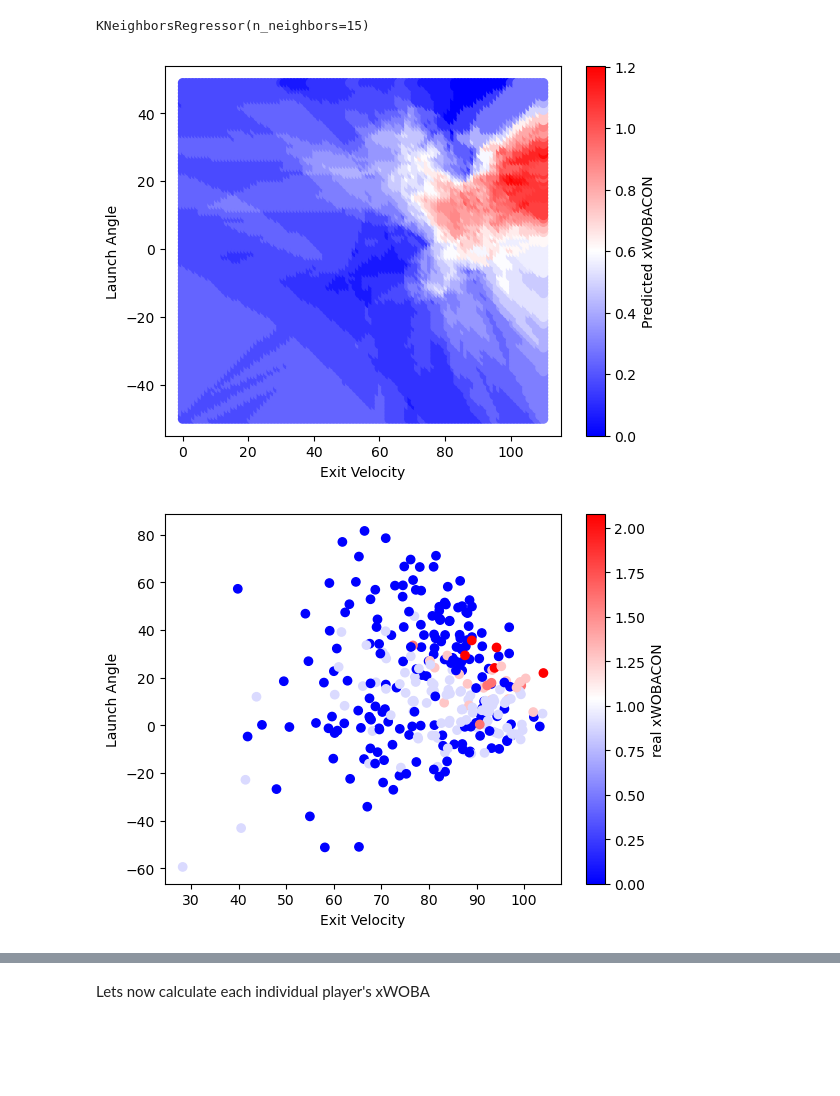
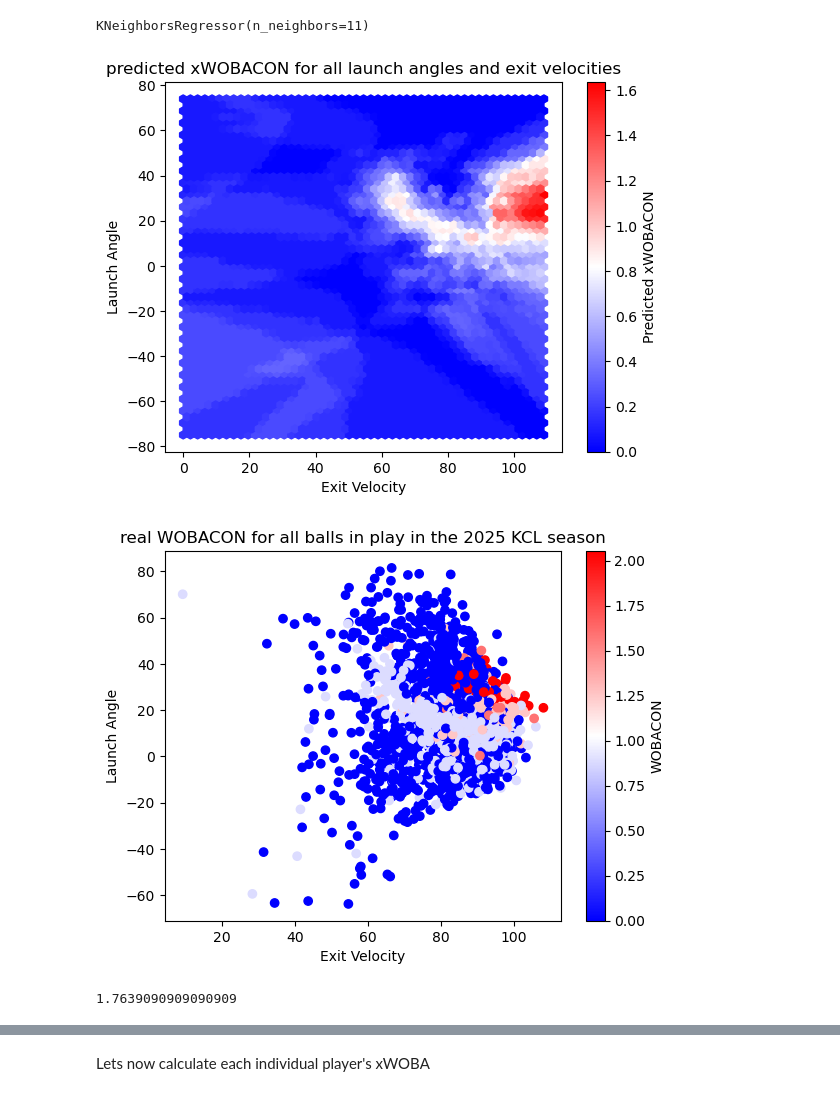
Before and after one commit to NoahLippman/Kernelytics-Projects, a Jupyter notebook: xWOBA_KCL/KCL_XWOBA.ipynb, the cells around one changed output, grey strips where cells are left out. Saved outputs shown, nothing was run; the diff lists cells and outputs as text; code cells hidden in the pictures; blank space fills up the shorter version.

```diff
--- a/xWOBA_KCL/KCL_XWOBA.ipynb
+++ b/xWOBA_KCL/KCL_XWOBA.ipynb
@@ -9,21 +8,17 @@ import pickle
 import seaborn as sns
 import numpy as np
 # %%
-Weights = {"Walk": .695, "HitByPitch": .727,
-           "Single": .891, "Double": 1.269,
-            "Triple": 1.609, "HomeRun": 2.078}
+Weights = {"Walk": .692, "HitByPitch": .723,
+           "Single": .885, "Double": 1.258,
+            "Triple": 1.593, "HomeRun": 2.053}
 # %%
-kcl_Directory = "/Users/noahlippman/Documents/Kernelytics-Projects-main/kclData"
+kcl_Directory = "/Users/noahlippman/Documents/GitHub/Kernelytics-Projects/kclData"
 kcl_files = glob.glob(os.path.join(kcl_Directory, "*.csv"))
-data= pd.read_csv(kcl_files[0])
+data = pd.read_csv(kcl_files[0])
 
 for f in kcl_files[1:]:
     newGame = pd.read_csv(f)
-    data= pd.concat([data,newGame], axis = 0)
-
-#for f in belters_files:
-    #newGame = pd.read_csv(f)
-   # data = pd.concat([data, newGame], axis = 0)
+    data = pd.concat([data,newGame], axis = 0)
 # %%
 data['RunValue'] = data['PlayResult'].map(Weights)
 data['RunValue'] = data['RunValue'].fillna(0)
@@ -77,37 +73,41 @@ Text(0, 0.5, 'RMSE')
 # %%
-xwoba_model = KNeighborsRegressor(n_neighbors = 15)
+xwoba_model = KNeighborsRegressor(n_neighbors = 11)
 xwoba_model.fit(X,Y)
 # %% [output]
-KNeighborsRegressor(n_neighbors=15)
+KNeighborsRegressor(n_neighbors=11)
 # %%
 from itertools import product
 
-exit_speeds = range(0,111,1)
-launch_angles = range(-50,50,1)
+exit_speeds = range(0,110,1)
+launch_angles = range(-75,75,1)
 combinations = list(product(exit_speeds, launch_angles))
 
 sim_data = pd.DataFrame(combinations, columns = ['ExitSpeed', 'Angle'])
 sim_data['predictedRunValue'] = xwoba_model.predict(sim_data)
 
 X_sim = sim_data['ExitSpeed']
 Y_sim = sim_data['Angle']
 Z_sim = sim_data['predictedRunValue']
 
-plt.scatter(X_sim,Y_sim,c = Z_sim, cmap = 'bwr')
+plt.hexbin(X_sim,Y_sim,C = Z_sim, gridsize=50, cmap = 'bwr')
 plt.xlabel("Exit Velocity")
 plt.ylabel("Launch Angle")
 plt.colorbar(label = "Predicted xWOBACON")
+plt.title("predicted xWOBACON for all launch angles and exit velocities")
 plt.show()
 
 X_real = Contact_Data['ExitSpeed']
 Y_real = Contact_Data['Angle']
 Z_real = Contact_Data['RunValue']
 
-plt.scatter(X_real,Y_real,c = Z_real, cmap = 'bwr')
+plt.scatter(X_real,Y_real, c = Z_real, cmap = 'bwr', alpha = 1)
 plt.xlabel("Exit Velocity")
 plt.ylabel("Launch Angle")
-plt.colorbar(label = "real xWOBACON")
+plt.colorbar(label = "WOBACON")
+plt.title("real WOBACON for all balls in play in the 2025 KCL season")
 plt.show()
+max(Z_sim)
 # %% [output]
-[figure, old version]
+[figure, new version]
-[figure, old version]
+[figure, new version]
+1.7639090909090909
```
Also changed, not shown: parts of 15 cells of this notebook, 2 other files.
